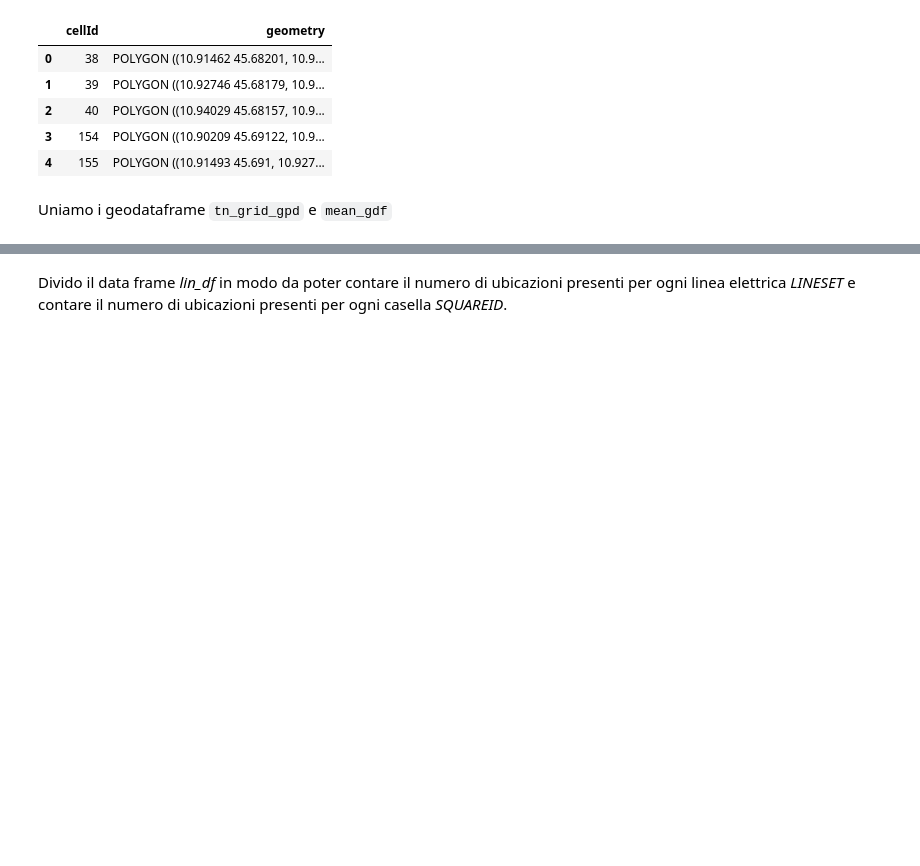
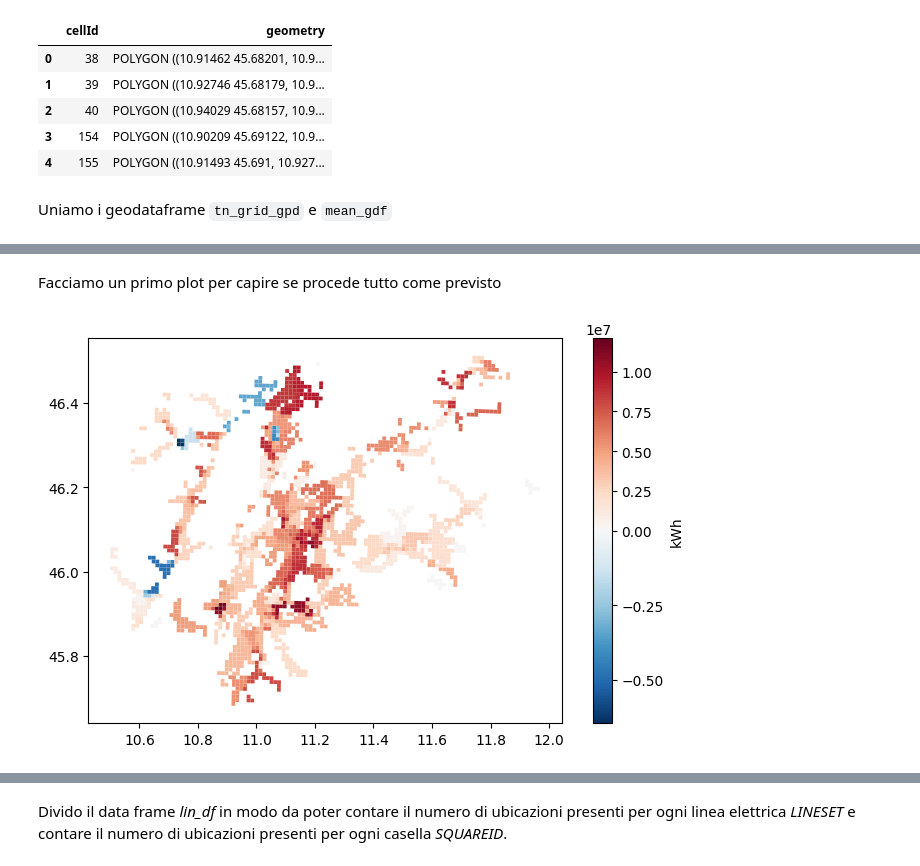
Before and after one commit to MarcoFava/Lavandini, a Jupyter notebook: EDA.ipynb, the cells around one changed output, grey strips where cells are left out. Cells and saved outputs as stored; diff of their text form; code cells hidden in the pictures; blank space fills up the shorter version.

```diff
--- a/EDA.ipynb
+++ b/EDA.ipynb
@@ -147,0 +157,17 @@ grid_mean_gpd
+# %% [markdown]
+Facciamo un primo plot per capire se procede tutto come previsto
+# %%
+# create the figure and axes
+fig, ax = plt.subplots(figsize=(8, 5))
+
+# create the colour shade
+norm = TwoSlopeNorm(vmin=grid_mean_gpd['W_POWER'].min(),
+                    vcenter=0,
+                    vmax=grid_mean_gpd['W_POWER'].max())
+
+# plot the map
+grid_mean_gpd.plot(column='W_POWER', ax=ax, legend=True, legend_kwds={'label': "kWh", 'orientation': "vertical"},
+                   cmap='RdBu_r', norm=norm)
+plt.show()
+# %% [output]
+[figure, added]
```
Also changed, not shown: parts of 12 cells of this notebook.
